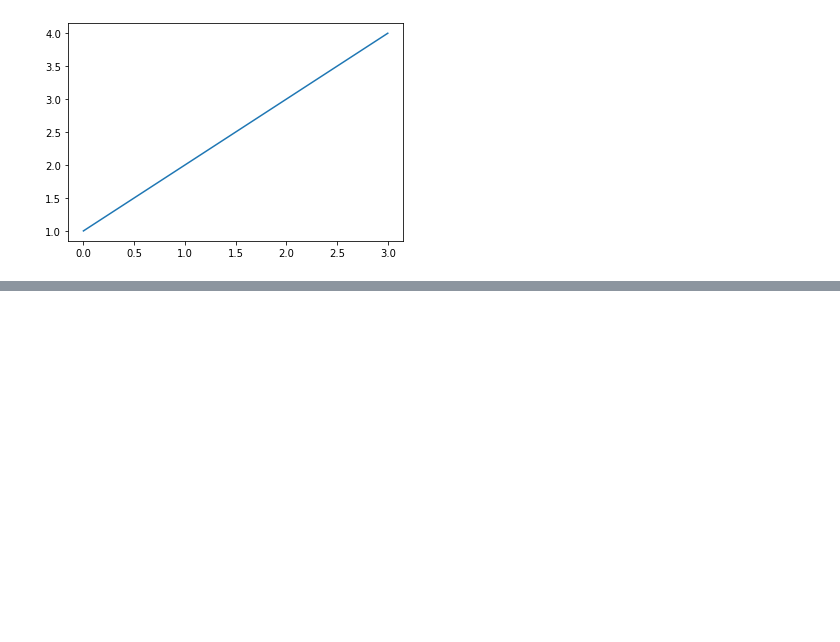
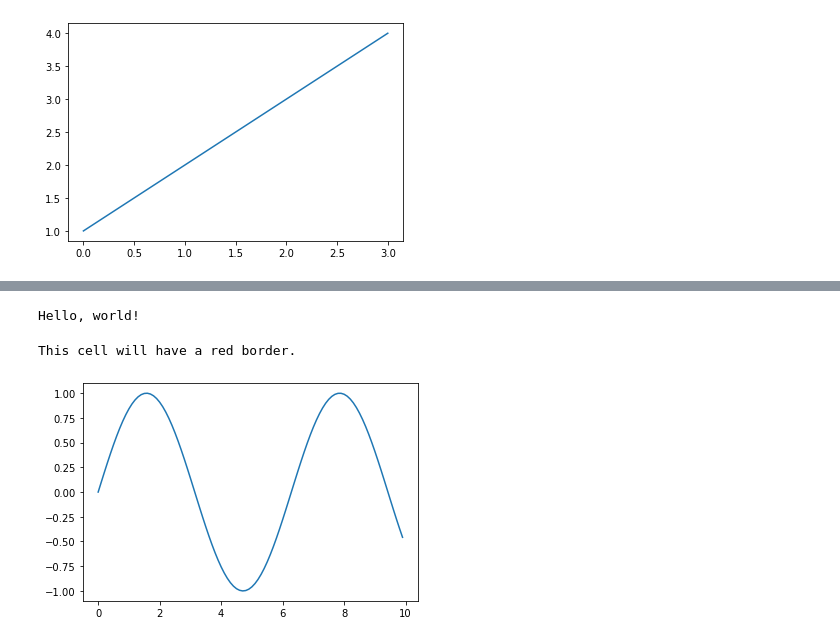
Before and after one commit to chuckpr/pelican-jupyter-reader, a Jupyter notebook: demo/content/sample-notebook.ipynb, the cells around one changed output, grey strips where cells are left out. Cells and saved outputs as stored; diff of their text form; code cells hidden in the pictures; blank space fills up the shorter version.

Commit message:
add to the demo

```diff
--- a/demo/content/sample-notebook.ipynb
+++ b/demo/content/sample-notebook.ipynb
@@ -12,0 +70,29 @@ ax.plot([1, 2, 3, 4]);
+# %%
+%%bash
+# ...and the Bash lexer here
+echo "Hello, world!"
+# %% [output]
+Hello, world!
+# %%
+# By combining cell tags and a custom nbconvert template, we can style the output
+# of different cells easily. This cell has the tag "red-border," and that tag is
+# handled in "demo.tbl" (you can find "demo.tpl" in the base directory of this
+# demo site).
+
+print('This cell will have a red border.')
+# %% [output]
+This cell will have a red border.
+# %%
+# We can add a toggle button for this code by using a custom Jinja2 template
+# that looks for the "toggle-code" tag.
+
+import numpy as np
+
+X = np.arange(0, 10, 0.1)
+Y = np.sin(X)
+
+f, ax = plt.subplots()
+
+ax.plot(X, Y);
+# %% [output]
+[figure, added]
```
Also changed, not shown: parts of 11 cells of this notebook, 3 other files.
